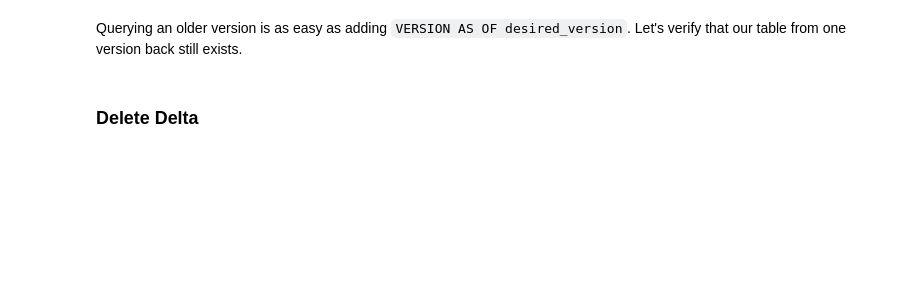
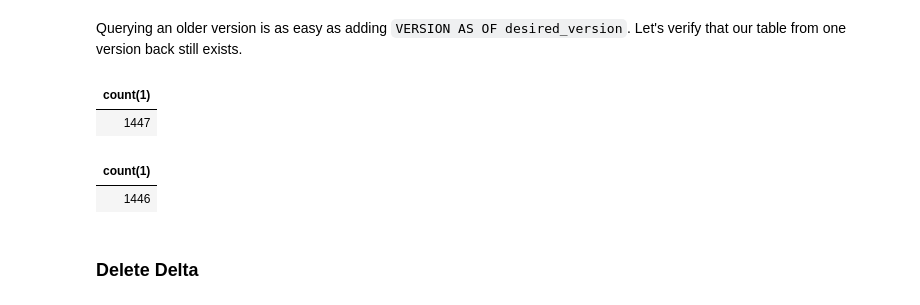
Before and after one commit to lfbraz/azure-databricks, a Jupyter notebook: notebooks/delta-lake.ipynb, the cells around one changed output. Drawn from its saved outputs; the diff is of its cells as text; code cells hidden in the pictures; blank space fills up the shorter version.

```diff
--- a/notebooks/delta-lake.ipynb
+++ b/notebooks/delta-lake.ipynb
@@ -2,7 +2,8 @@
 # Databricks Delta
 #### Load a CSV file
 # %%
-PATH = '/mnt/rawdata/UsedCars.csv'
+file_name = "UsedCars.csv"
+PATH = '/mnt/rawdata/{}'.format(file_name)
 
 used_cars = spark.read.option("header", "true").csv(PATH)
 # %% [output]
@@ -87,8 +140,19 @@ Querying an older version is as easy as adding `VERSION AS OF desired_version`.
 # %%
 %sql
 SELECT count(*)
 FROM used_cars
-VERSION AS OF 2
+VERSION AS OF 1
+# %% [output]
+| count(1) |
+| 1447 |
+# %%
+%sql
+SELECT count(*)
+FROM used_cars
+VERSION AS OF 0
+# %% [output]
+| count(1) |
+| 1446 |
 # %% [markdown]
 ### Delete Delta
 # %%
```
Also changed, not shown: parts of 12 cells of this notebook.
